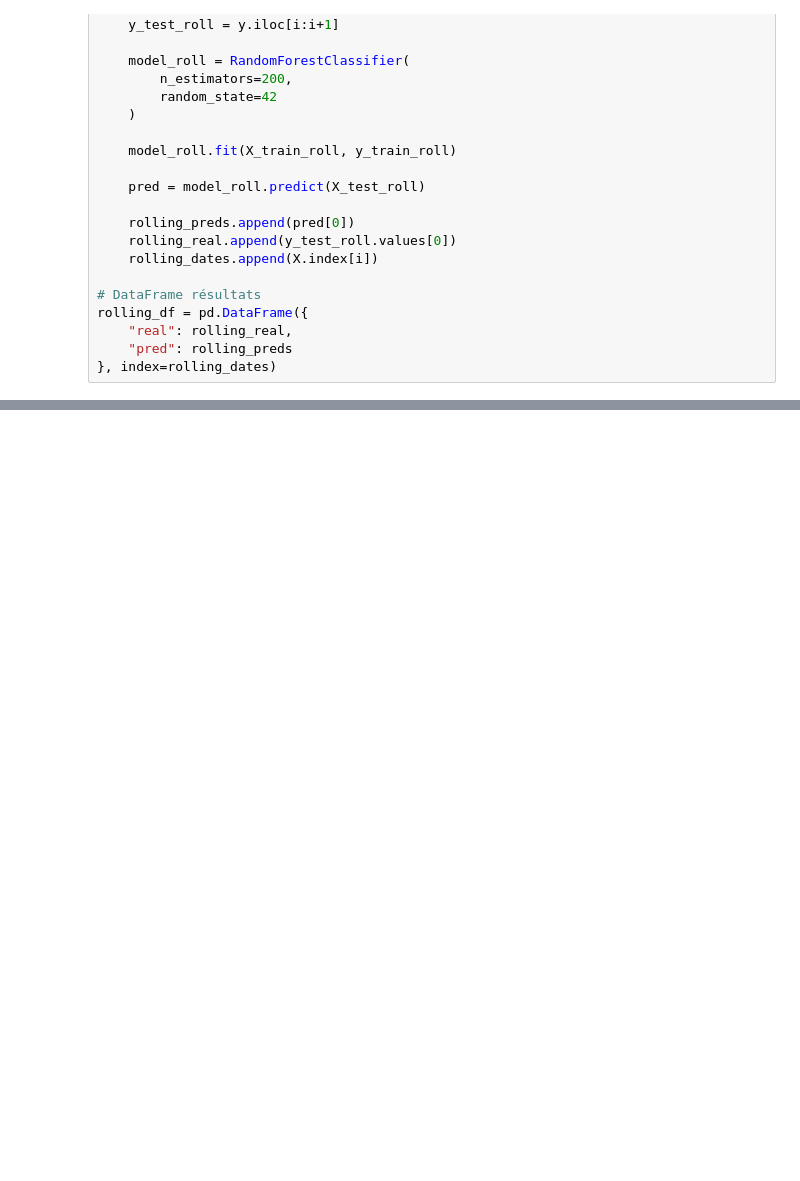
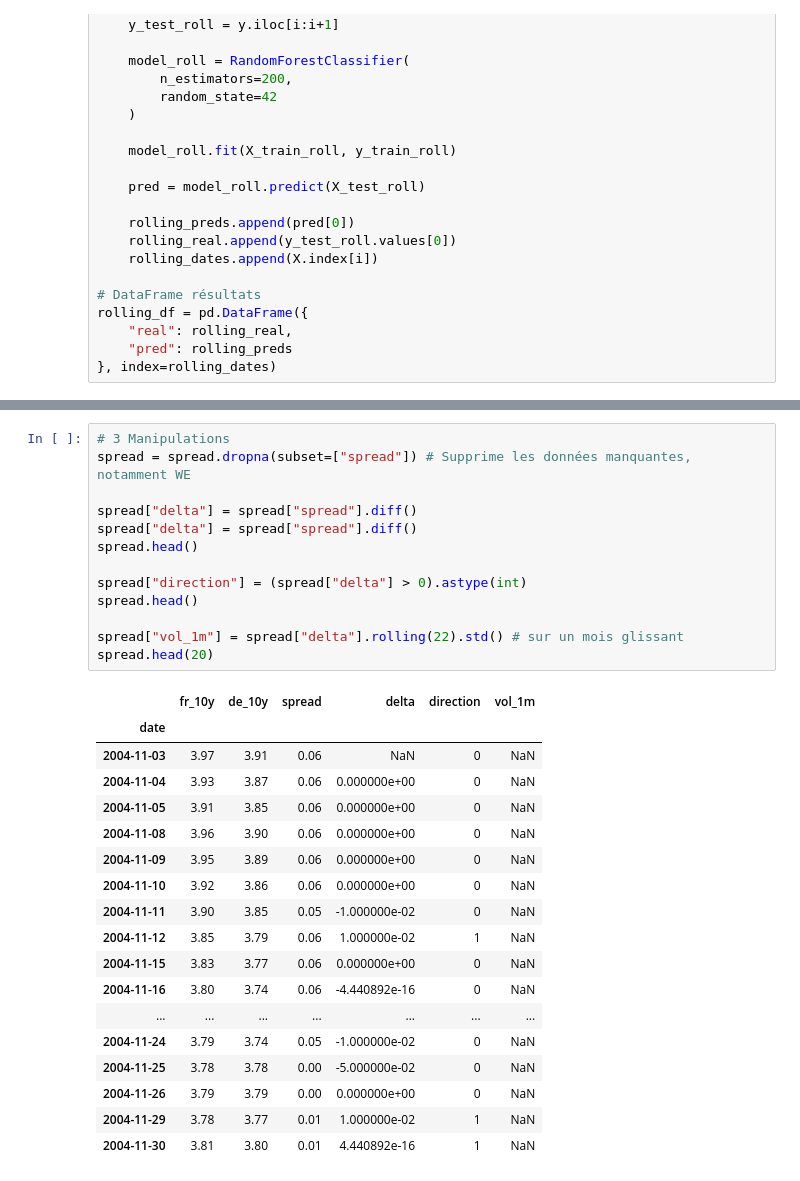
Before and after one commit to MarionSrl/ml-news-spread, a Jupyter notebook: notebooks/01_data_collection.ipynb, the cells around one changed output, grey strips where cells are left out. Drawn from its saved outputs; the diff is of its cells as text; blank space fills up the shorter version.

Commit message:
recupération des données définitives

```diff
--- a/notebooks/01_data_collection.ipynb
+++ b/notebooks/01_data_collection.ipynb
@@ -482,0 +616,32 @@ print(sys.executable)
+# %%
+# 3 Manipulations
+spread = spread.dropna(subset=["spread"]) # Supprime les données manquantes, notamment WE
+
+spread["delta"] = spread["spread"].diff()
+spread["delta"] = spread["spread"].diff()
+spread.head()
+
+spread["direction"] = (spread["delta"] > 0).astype(int)
+spread.head()
+
+spread["vol_1m"] = spread["delta"].rolling(22).std() # sur un mois glissant
+spread.head(20)
+# %% [output]
+|  | fr_10y | de_10y | spread | delta | direction | vol_1m |
+| date |  |  |  |  |  |  |
+| 2004-11-03 | 3.97 | 3.91 | 0.06 | NaN | 0 | NaN |
+| 2004-11-04 | 3.93 | 3.87 | 0.06 | 0.000000e+00 | 0 | NaN |
+| 2004-11-05 | 3.91 | 3.85 | 0.06 | 0.000000e+00 | 0 | NaN |
+| 2004-11-08 | 3.96 | 3.90 | 0.06 | 0.000000e+00 | 0 | NaN |
+| 2004-11-09 | 3.95 | 3.89 | 0.06 | 0.000000e+00 | 0 | NaN |
+| 2004-11-10 | 3.92 | 3.86 | 0.06 | 0.000000e+00 | 0 | NaN |
+| 2004-11-11 | 3.90 | 3.85 | 0.05 | -1.000000e-02 | 0 | NaN |
+| 2004-11-12 | 3.85 | 3.79 | 0.06 | 1.000000e-02 | 1 | NaN |
+| 2004-11-15 | 3.83 | 3.77 | 0.06 | 0.000000e+00 | 0 | NaN |
+| 2004-11-16 | 3.80 | 3.74 | 0.06 | -4.440892e-16 | 0 | NaN |
+| ... | ... | ... | ... | ... | ... | ... |
+| 2004-11-24 | 3.79 | 3.74 | 0.05 | -1.000000e-02 | 0 | NaN |
+| 2004-11-25 | 3.78 | 3.78 | 0.00 | -5.000000e-02 | 0 | NaN |
+| 2004-11-26 | 3.79 | 3.79 | 0.00 | 0.000000e+00 | 0 | NaN |
+| 2004-11-29 | 3.78 | 3.77 | 0.01 | 1.000000e-02 | 1 | NaN |
+| 2004-11-30 | 3.81 | 3.80 | 0.01 | 4.440892e-16 | 1 | NaN |
```
Also changed, not shown: parts of 25 cells of this notebook, 2 other files.
